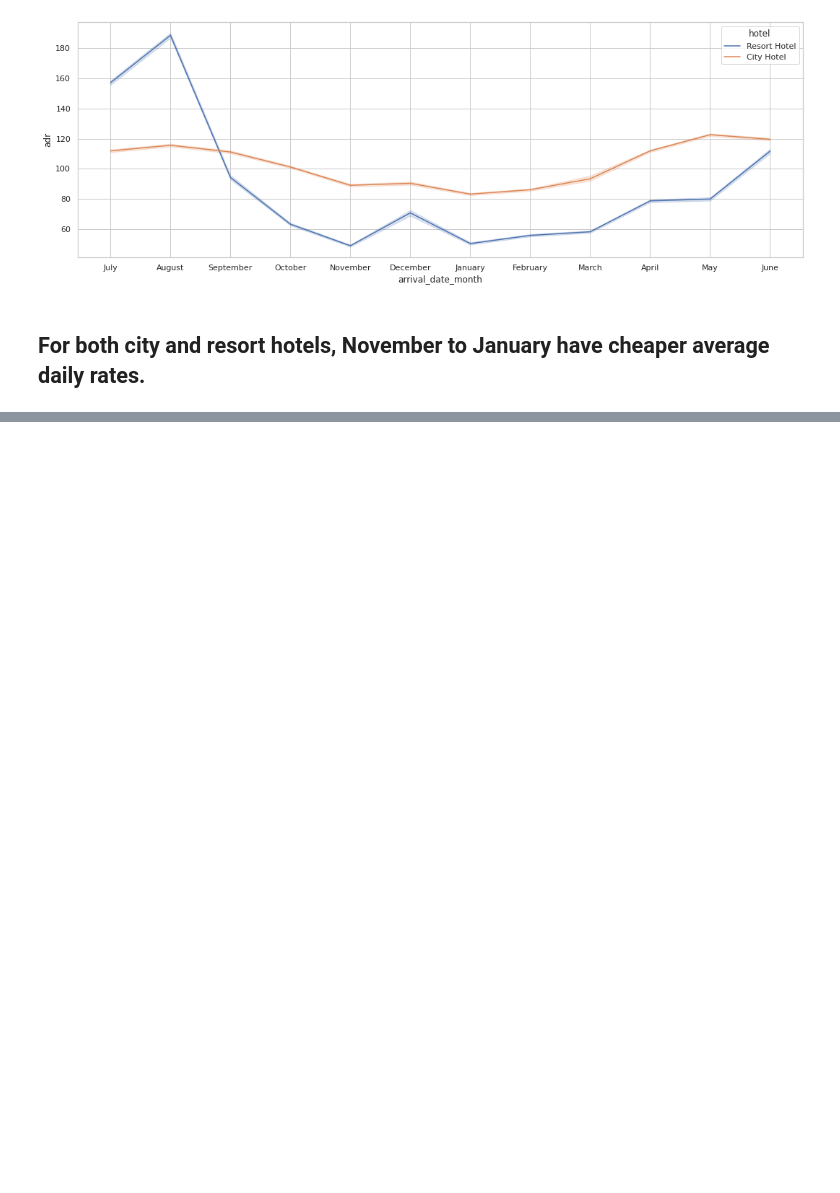
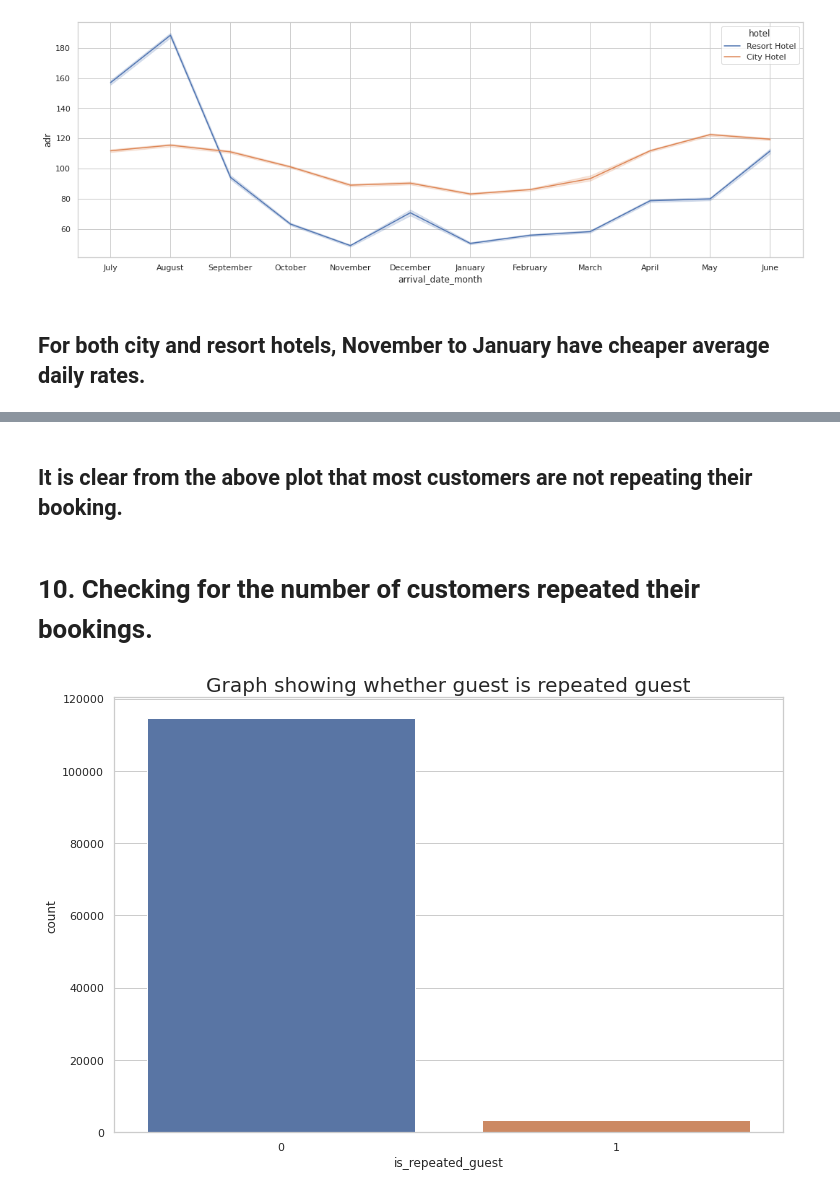
Before and after one commit to vickypandey07/Hotel-booking-analysis, a Jupyter notebook: Hotel_Booking_Analysis_Vikram_Pandey_Capstone_project_1.ipynb, the cells around one changed output, grey strips where cells are left out. Saved outputs shown, nothing was run; the diff lists cells and outputs as text; code cells hidden in the pictures; blank space fills up the shorter version.

```diff
--- a/Hotel_Booking_Analysis_Vikram_Pandey_Capstone_project_1.ipynb
+++ b/Hotel_Booking_Analysis_Vikram_Pandey_Capstone_project_1.ipynb
@@ -559,0 +637,12 @@ plt.show()
+# %% [markdown]
+## It is clear from the above plot that most customers are not repeating their booking.
+# %% [markdown]
+# 10. Checking for the number of customers repeated their bookings.
+# %%
+# Bar plot showing whether customers repeating their bookings or not?
+
+plt.figure(figsize=(12,8))
+sns.countplot(data = df_new, x = 'is_repeated_guest').set_title('Graph showing whether guest is repeated guest', fontsize = 20)
+plt.show()
+# %% [output]
+[figure, added]
```
Also changed, not shown: parts of 27 cells of this notebook.
